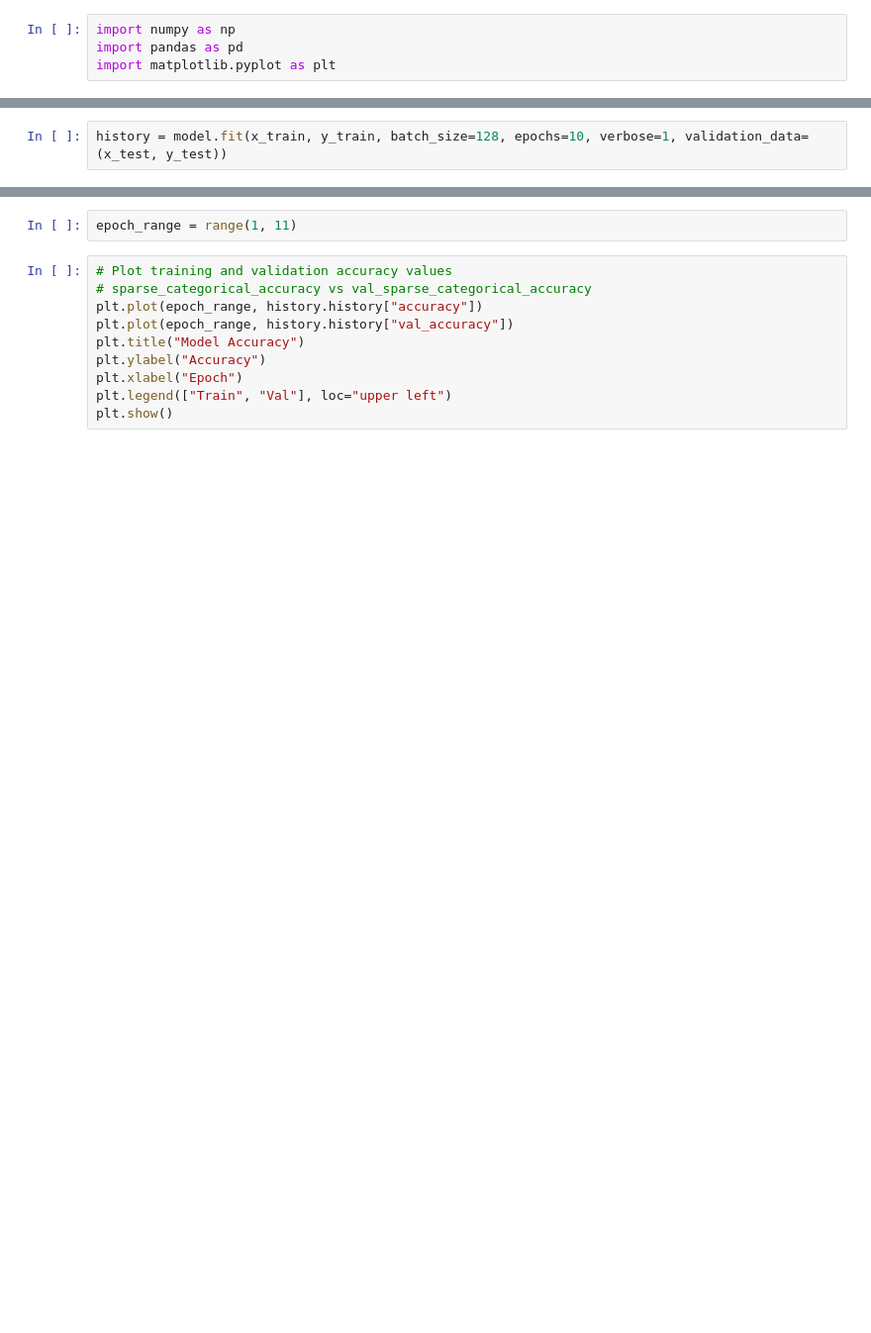
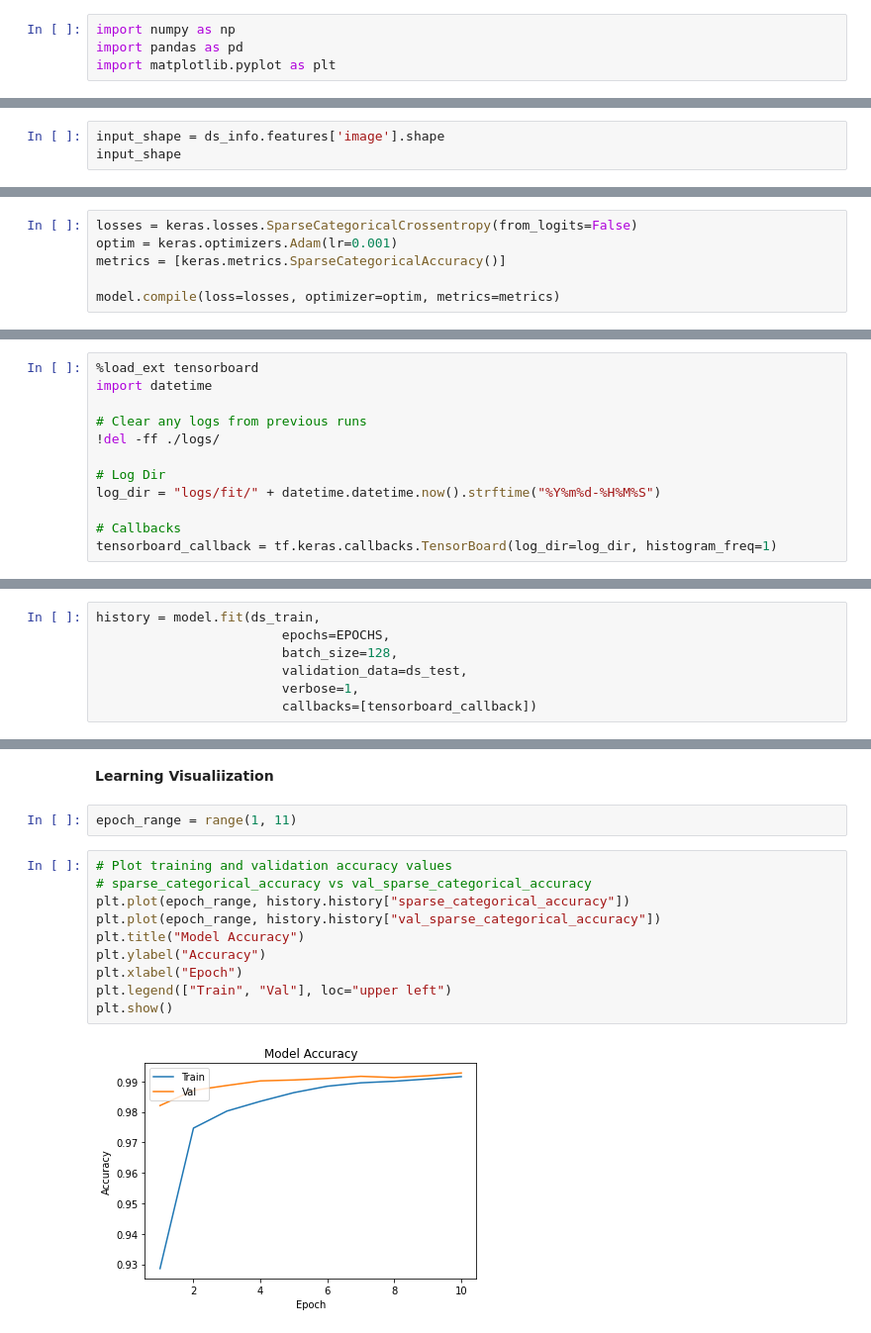
Before and after one commit to sahug/ds-tensorflow, a Jupyter notebook: Tensorflow - 2D CNN - MNIST Digit Recognition.ipynb, the cells around one changed output, grey strips where cells are left out. Shown: that part at 99% size. Drawn from its saved outputs; the diff is of its cells as text; blank space fills up the shorter version.

Commit message:
Tensorflow - 2D CNN - MNIST Digit Recognition.
Tensorflow, Tensorboard, Dataset Pipeline, Functional API

```diff
--- a/Tensorflow - 2D CNN - MNIST Digit Recognition.ipynb
+++ b/Tensorflow - 2D CNN - MNIST Digit Recognition.ipynb
@@ -56,0 +161,3 @@ model.add(Dense(10, activation="softmax")) # Layer 8. Output Layer. 10 is the nu
+# %%
+input_shape = ds_info.features['image'].shape
+input_shape
@@ -60,0 +220,6 @@ model.compile(loss="sparse_categorical_crossentropy", optimizer="adam", metrics=
+# %%
+losses = keras.losses.SparseCategoricalCrossentropy(from_logits=False)
+optim = keras.optimizers.Adam(lr=0.001)
+metrics = [keras.metrics.SparseCategoricalAccuracy()]
+
+model.compile(loss=losses, optimizer=optim, metrics=metrics)
@@ -60,0 +228,12 @@ model.compile(loss="sparse_categorical_crossentropy", optimizer="adam", metrics=
+# %%
+%load_ext tensorboard
+import datetime
+
+# Clear any logs from previous runs
+!del -ff ./logs/
+
+# Log Dir
+log_dir = "logs/fit/" + datetime.datetime.now().strftime("%Y%m%d-%H%M%S")
+
+# Callbacks
+tensorboard_callback = tf.keras.callbacks.TensorBoard(log_dir=log_dir, histogram_freq=1)
@@ -61,2 +246,7 @@ model.compile(loss="sparse_categorical_crossentropy", optimizer="adam", metrics=
 # %%
-history = model.fit(x_train, y_train, batch_size=128, epochs=10, verbose=1, validation_data=(x_test, y_test))
+history = model.fit(ds_train,
+                        epochs=EPOCHS,
+                        batch_size=128,
+                        validation_data=ds_test,
+                        verbose=1,
+                        callbacks=[tensorboard_callback])
@@ -67,15 +282,19 @@ history.history
+# %% [markdown]
+**Learning Visualiization**
 # %%
 epoch_range = range(1, 11)
 # %%
 # Plot training and validation accuracy values
 # sparse_categorical_accuracy vs val_sparse_categorical_accuracy
-plt.plot(epoch_range, history.history["accuracy"])
-plt.plot(epoch_range, history.history["val_accuracy"])
+plt.plot(epoch_range, history.history["sparse_categorical_accuracy"])
+plt.plot(epoch_range, history.history["val_sparse_categorical_accuracy"])
 plt.title("Model Accuracy")
 plt.ylabel("Accuracy")
 plt.xlabel("Epoch")
 plt.legend(["Train", "Val"], loc="upper left")
 plt.show()
+# %% [output]
+[figure, added]
 # %%
 # Plot training and validation loss values
 # Loss vs Val_Loss
```
Also changed, not shown: parts of 55 cells of this notebook.
